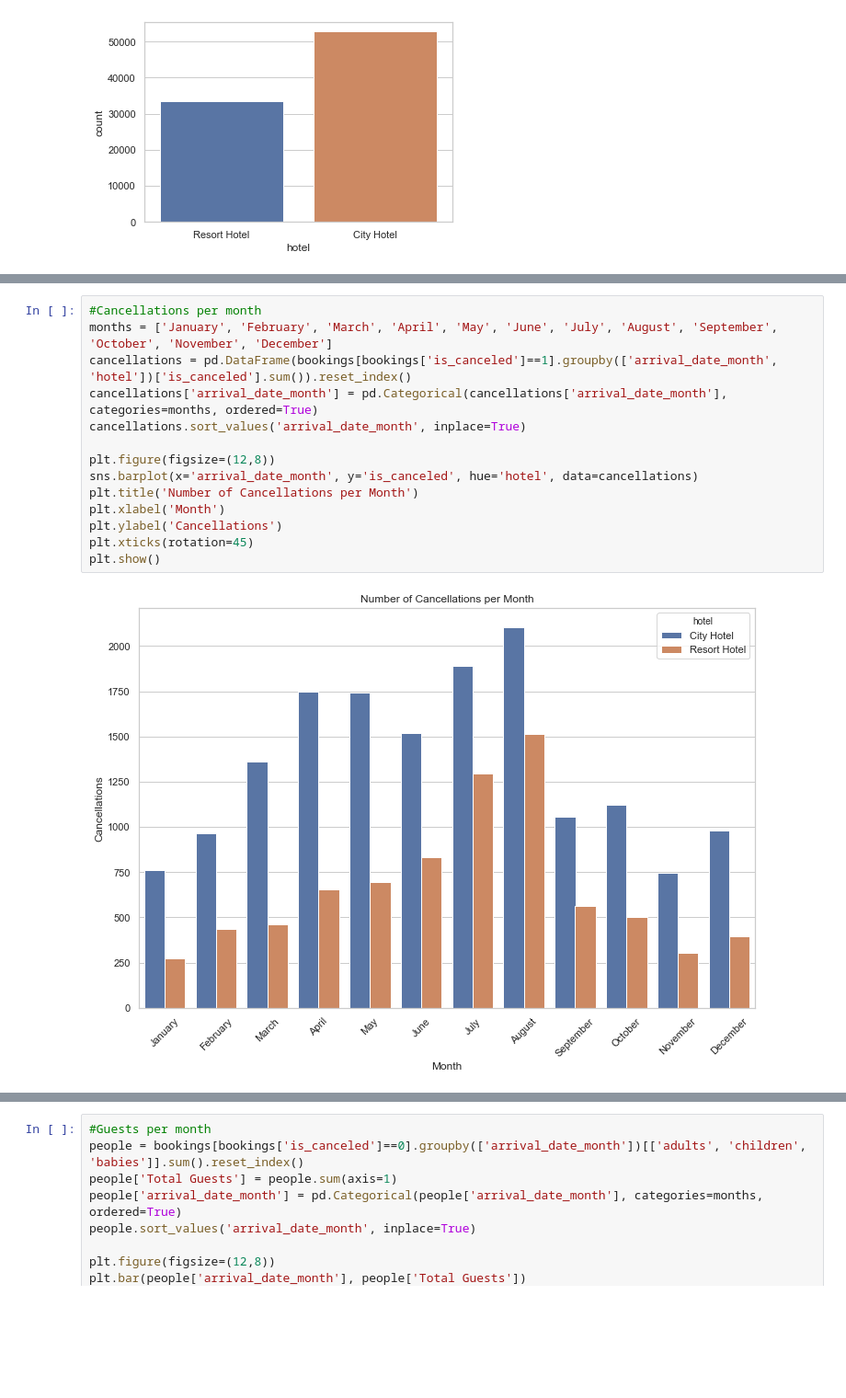
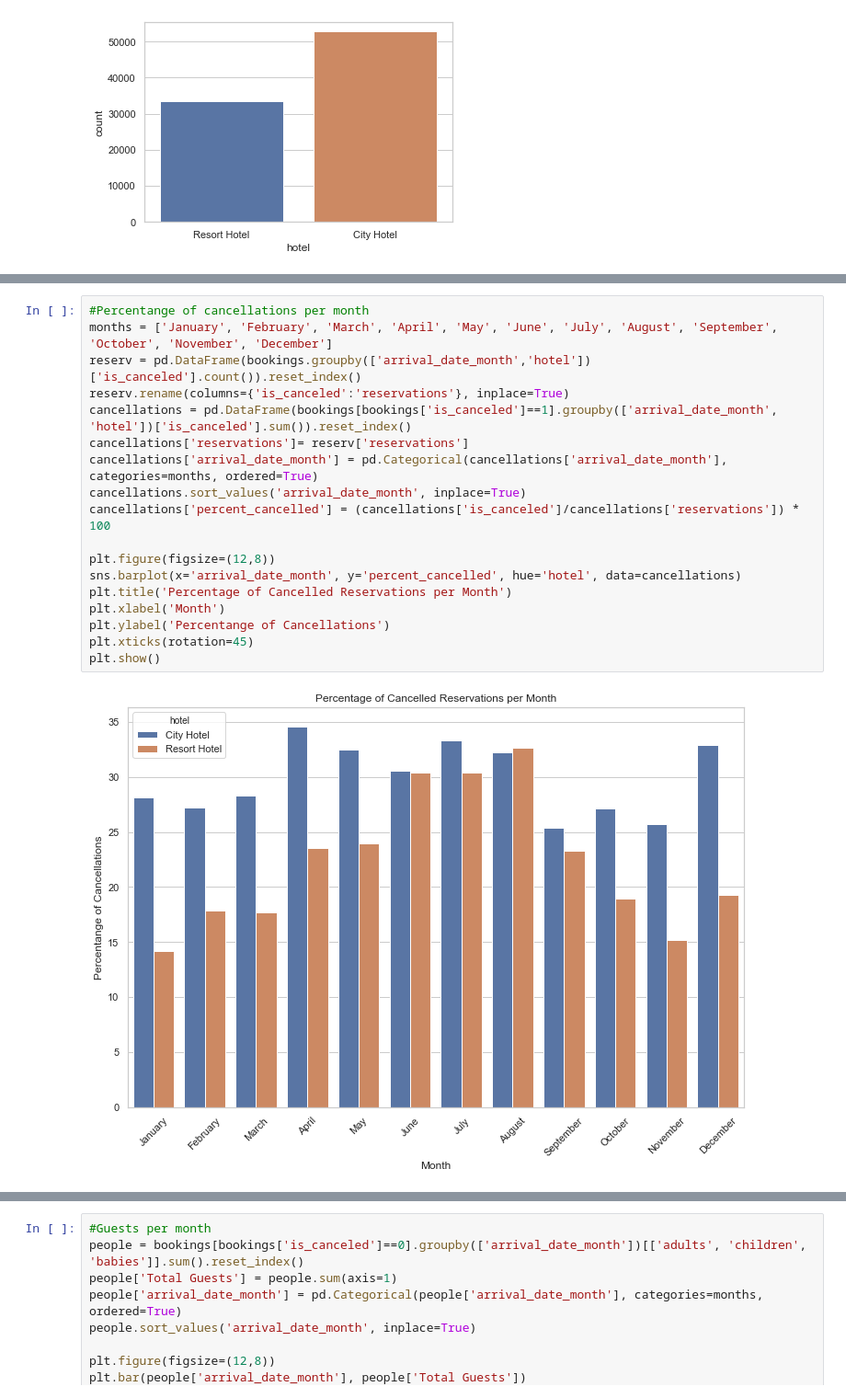
Before and after one commit to asaint13/Capstone_Two-Booking_Cancelations, a Jupyter notebook: 03-EDA.ipynb, the cells around one changed output, grey strips where cells are left out. Shown at 92% size. Cells and saved outputs as stored; diff of their text form; blank space fills up the shorter version.

```diff
--- a/03-EDA.ipynb
+++ b/03-EDA.ipynb
@@ -255,16 +256,20 @@ plt.show()
 # %%
-#Cancellations per month
+#Percentange of cancellations per month
 months = ['January', 'February', 'March', 'April', 'May', 'June', 'July', 'August', 'September', 'October', 'November', 'December']
+reserv = pd.DataFrame(bookings.groupby(['arrival_date_month','hotel'])['is_canceled'].count()).reset_index()
+reserv.rename(columns={'is_canceled':'reservations'}, inplace=True)
 cancellations = pd.DataFrame(bookings[bookings['is_canceled']==1].groupby(['arrival_date_month', 'hotel'])['is_canceled'].sum()).reset_index()
+cancellations['reservations']= reserv['reservations']
 cancellations['arrival_date_month'] = pd.Categorical(cancellations['arrival_date_month'], categories=months, ordered=True)
 cancellations.sort_values('arrival_date_month', inplace=True)
+cancellations['percent_cancelled'] = (cancellations['is_canceled']/cancellations['reservations']) * 100
 
 plt.figure(figsize=(12,8))
-sns.barplot(x='arrival_date_month', y='is_canceled', hue='hotel', data=cancellations)
-plt.title('Number of Cancellations per Month')
+sns.barplot(x='arrival_date_month', y='percent_cancelled', hue='hotel', data=cancellations)
+plt.title('Percentage of Cancelled Reservations per Month')
 plt.xlabel('Month')
-plt.ylabel('Cancellations')
+plt.ylabel('Percentange of Cancellations')
 plt.xticks(rotation=45)
 plt.show()
 # %% [output]
-[figure, old version]
+[figure, new version]
```
Also changed, not shown: parts of 13 cells of this notebook.
